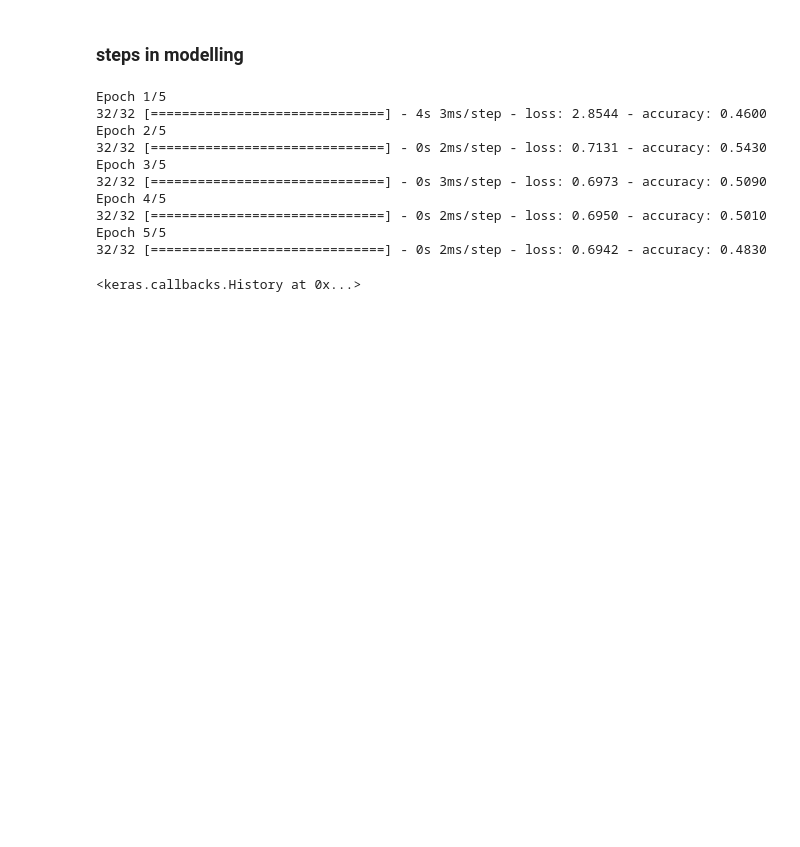
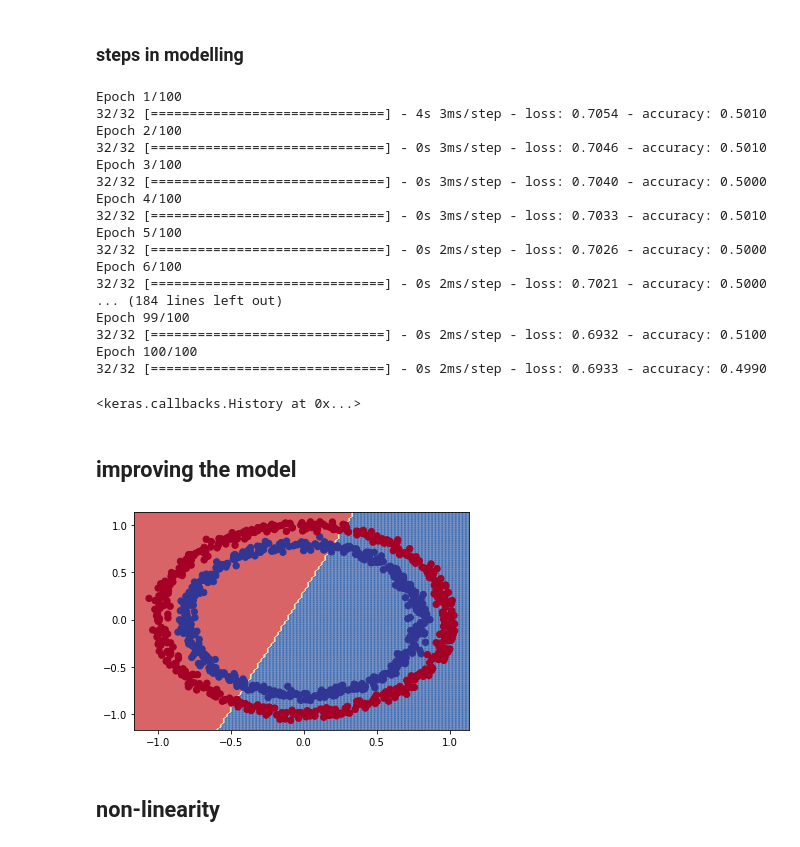
Before and after one commit to terrysu64/Machine-Learning-and-Data-Science-Projects, a Jupyter notebook: neural_network_classification.ipynb, the cells around one changed output. Cells and saved outputs as stored; diff of their text form; code cells hidden in the pictures; blank space fills up the shorter version.

Commit message:
non-linearity

```diff
--- a/neural_network_classification.ipynb
+++ b/neural_network_classification.ipynb
@@ -41,23 +46,59 @@ import tensorflow as tf
 tf.random.set_seed(42)
 
 model = tf.keras.Sequential([
-  tf.keras.layers.Dense(1)
+  tf.keras.layers.Dense(1, activation="sigmoid")
 ])
 
 model.compile(loss=tf.keras.losses.BinaryCrossentropy(),
               optimizer=tf.keras.optimizers.SGD(),
               metrics=["accuracy"])
 
-model.fit(X,y,epochs=5)
+model.fit(X,y,epochs=100)
 # %% [output]
-Epoch 1/5
-32/32 [==============================] - 4s 3ms/step - loss: 2.8544 - accuracy: 0.4600
-Epoch 2/5
-32/32 [==============================] - 0s 2ms/step - loss: 0.7131 - accuracy: 0.5430
-Epoch 3/5
-32/32 [==============================] - 0s 3ms/step - loss: 0.6973 - accuracy: 0.5090
-Epoch 4/5
-32/32 [==============================] - 0s 2ms/step - loss: 0.6950 - accuracy: 0.5010
-Epoch 5/5
-32/32 [==============================] - 0s 2ms/step - loss: 0.6942 - accuracy: 0.4830
+Epoch 1/100
+32/32 [==============================] - 4s 3ms/step - loss: 0.7054 - accuracy: 0.5010
+Epoch 2/100
+32/32 [==============================] - 0s 3ms/step - loss: 0.7046 - accuracy: 0.5010
+Epoch 3/100
+32/32 [==============================] - 0s 3ms/step - loss: 0.7040 - accuracy: 0.5000
+Epoch 4/100
+32/32 [==============================] - 0s 3ms/step - loss: 0.7033 - accuracy: 0.5010
+Epoch 5/100
+32/32 [==============================] - 0s 2ms/step - loss: 0.7026 - accuracy: 0.5000
+Epoch 6/100
+32/32 [==============================] - 0s 2ms/step - loss: 0.7021 - accuracy: 0.5000
+... (184 lines left out)
+Epoch 99/100
+32/32 [==============================] - 0s 2ms/step - loss: 0.6932 - accuracy: 0.5100
+Epoch 100/100
+32/32 [==============================] - 0s 2ms/step - loss: 0.6933 - accuracy: 0.4990
 <keras.callbacks.History at 0x...>
+# %% [markdown]
+## improving the model
+# %%
+#plot predictions against original scatter plot
+
+import numpy as np
+
+def plot_decision(model, X, y):
+  #define axis boundaries and make meshgrid: https://stackoverflow.com/questions/36013063/what-is-the-purpose-of-meshgrid-in-python-numpy
+
+  x_min, x_max = X[:,0].min() - 0.1, X[:,0].max() + 0.1
+  y_min, y_max = X[:,1].min() - 0.1, X[:,1].max() + 0.1
+  xx,yy = np.meshgrid(np.linspace(x_min, x_max, 100),
+                      np.linspace(y_min, y_max, 100))
+
+  x_in = np.c_[xx.ravel(), yy.ravel()]
+  y_pred = model.predict(x_in); y_pred = np.round(y_pred).reshape(xx.shape)
+
+  plt.scatter(xx,yy,y_pred,cmap=plt.cm.RdYlBu, alpha=0.7)
+  plt.contourf(xx,yy,y_pred,cmap=plt.cm.RdYlBu, alpha=0.7)
+  plt.scatter(X[:, 0], X[:, 1], c=y, s=40, cmap=plt.cm.RdYlBu)
+  plt.xlim(xx.min(),xx.max())
+  plt.ylim(yy.min(), yy.max())
+# %%
+plot_decision(model,X,y) #the issue is that decision boundary isnt a linear equation
+# %% [output]
+[figure, added]
+# %% [markdown]
+## non-linearity
```
Also changed, not shown: parts of 4 cells of this notebook.
